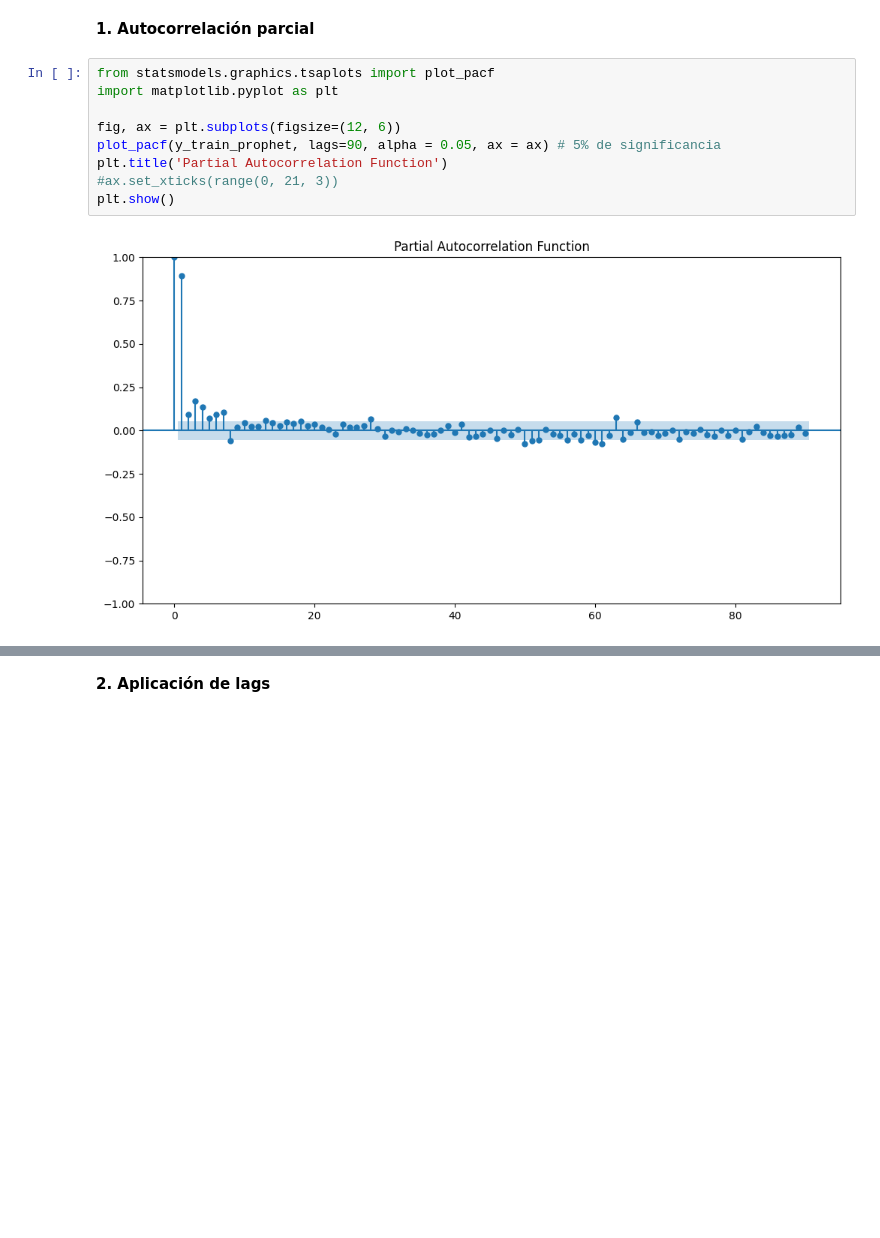
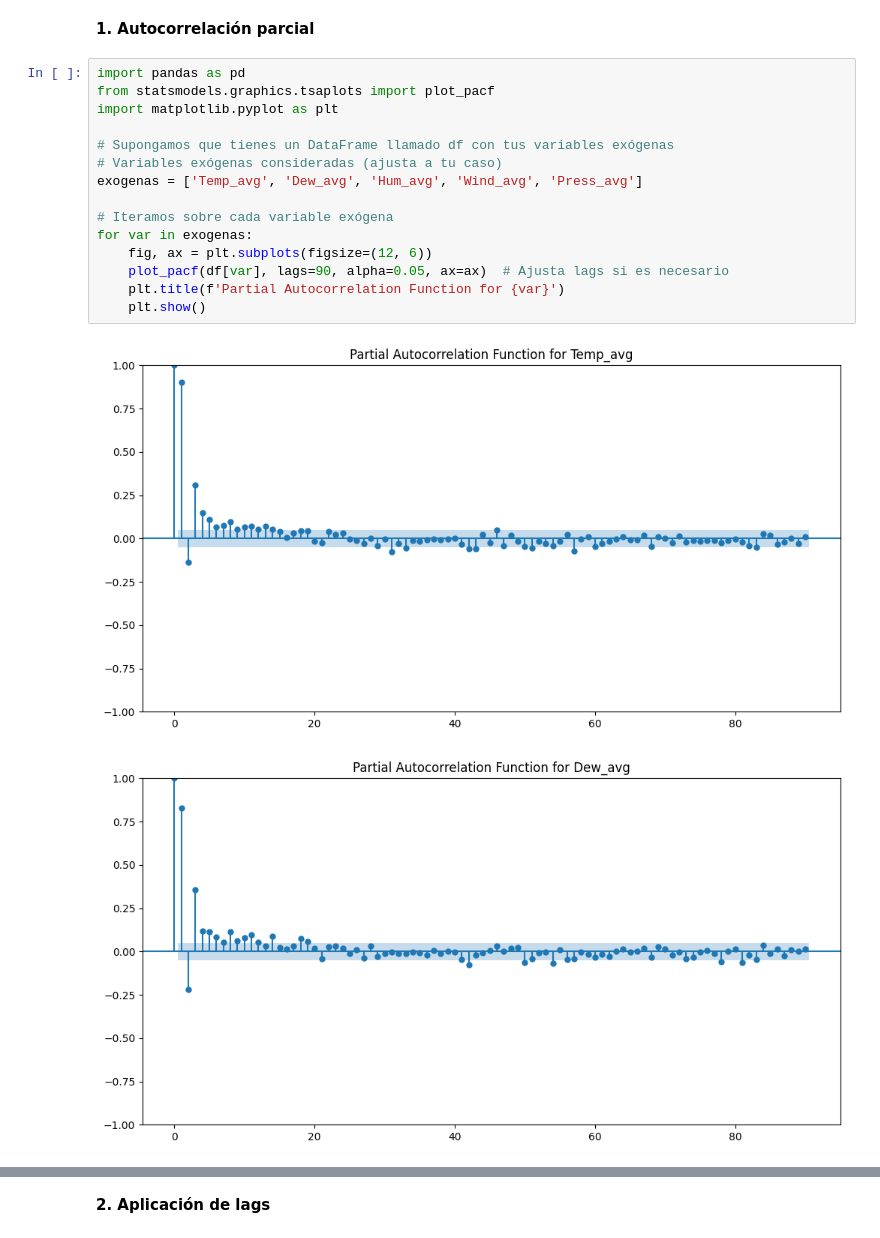
Before and after one commit to ElLuquitas/MDS7202-labs, a Jupyter notebook: lab8/Lab_8_Enunciado.ipynb, the cells around one changed output, grey strips where cells are left out. Saved outputs shown, nothing was run; the diff lists cells and outputs as text; blank space fills up the shorter version.

```diff
--- a/lab8/Lab_8_Enunciado.ipynb
+++ b/lab8/Lab_8_Enunciado.ipynb
@@ -673,13 +675,20 @@ Para ello, a usted se le pide que:
 # %% [markdown]
 **1. Autocorrelación parcial**
 # %%
+import pandas as pd
 from statsmodels.graphics.tsaplots import plot_pacf
 import matplotlib.pyplot as plt
 
-fig, ax = plt.subplots(figsize=(12, 6))
-plot_pacf(y_train_prophet, lags=90, alpha = 0.05, ax = ax) # 5% de significancia
-plt.title('Partial Autocorrelation Function')
-#ax.set_xticks(range(0, 21, 3))
-plt.show()
+# Supongamos que tienes un DataFrame llamado df con tus variables exógenas
+# Variables exógenas consideradas (ajusta a tu caso)
+exogenas = ['Temp_avg', 'Dew_avg', 'Hum_avg', 'Wind_avg', 'Press_avg']
+
+# Iteramos sobre cada variable exógena
+for var in exogenas:
+    fig, ax = plt.subplots(figsize=(12, 6))
+    plot_pacf(df[var], lags=90, alpha=0.05, ax=ax)  # Ajusta lags si es necesario
+    plt.title(f'Partial Autocorrelation Function for {var}')
+    plt.show()
 # %% [output]
-[figure, old version]
+[figure, new version]
+[figure, added]
```
Also changed, not shown: parts of 38 cells of this notebook.
